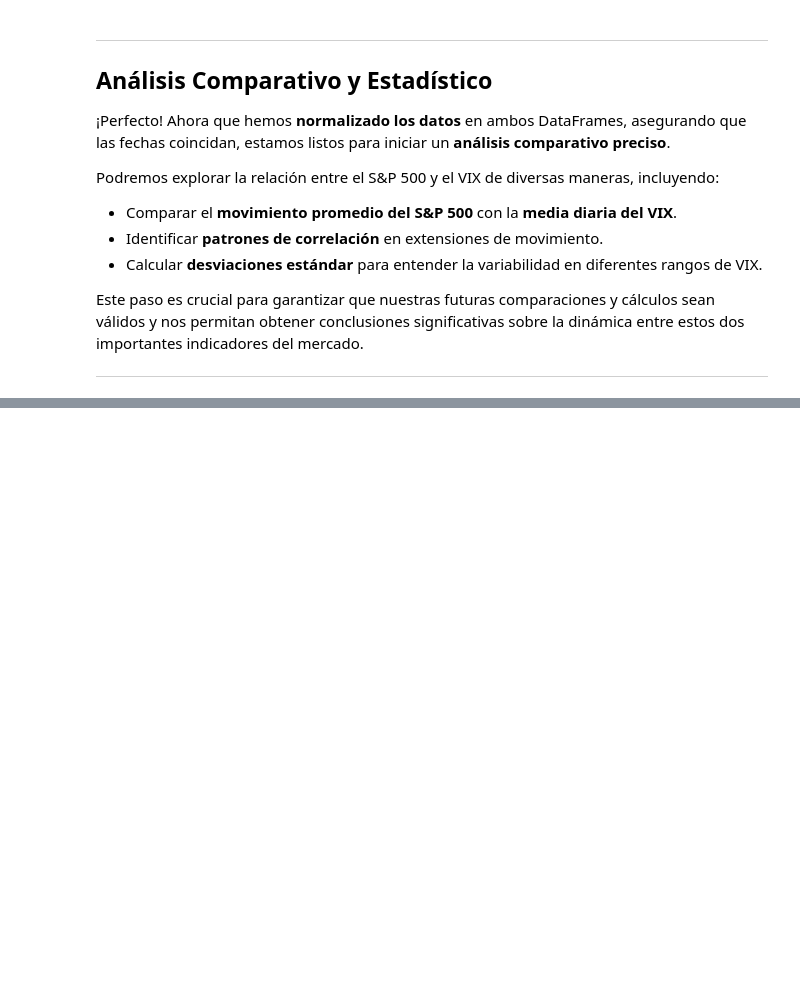
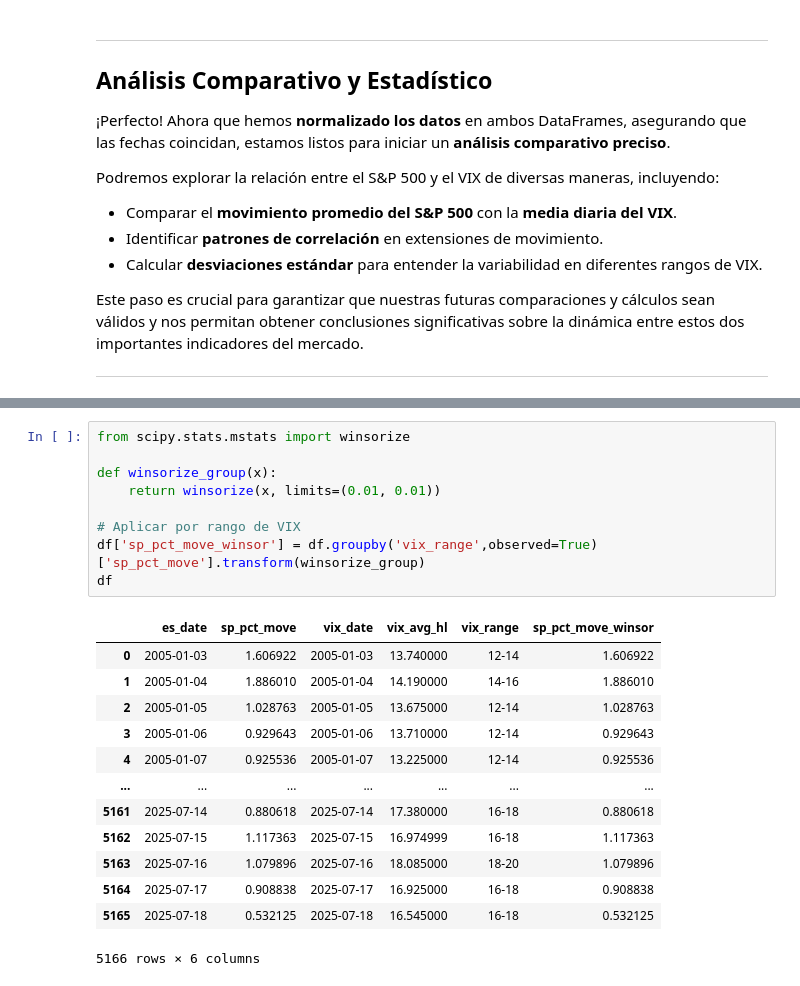
Before and after one commit to JuanTrader500/Trading_estadisticas, a Jupyter notebook: Relacion_ES_VIX.ipynb, the cells around one changed output, grey strips where cells are left out. Drawn from its saved outputs; the diff is of its cells as text; blank space fills up the shorter version.

```diff
--- a/Relacion_ES_VIX.ipynb
+++ b/Relacion_ES_VIX.ipynb
@@ -185,0 +289,23 @@ df
+# %%
+from scipy.stats.mstats import winsorize
+
+def winsorize_group(x):
+    return winsorize(x, limits=(0.01, 0.01))
+
+# Aplicar por rango de VIX
+df['sp_pct_move_winsor'] = df.groupby('vix_range',observed=True)['sp_pct_move'].transform(winsorize_group)
+df
+# %% [output]
+|  | es_date | sp_pct_move | vix_date | vix_avg_hl | vix_range | sp_pct_move_winsor |
+| 0 | 2005-01-03 | 1.606922 | 2005-01-03 | 13.740000 | 12-14 | 1.606922 |
+| 1 | 2005-01-04 | 1.886010 | 2005-01-04 | 14.190000 | 14-16 | 1.886010 |
+| 2 | 2005-01-05 | 1.028763 | 2005-01-05 | 13.675000 | 12-14 | 1.028763 |
+| 3 | 2005-01-06 | 0.929643 | 2005-01-06 | 13.710000 | 12-14 | 0.929643 |
+| 4 | 2005-01-07 | 0.925536 | 2005-01-07 | 13.225000 | 12-14 | 0.925536 |
+| ... | ... | ... | ... | ... | ... | ... |
+| 5161 | 2025-07-14 | 0.880618 | 2025-07-14 | 17.380000 | 16-18 | 0.880618 |
+| 5162 | 2025-07-15 | 1.117363 | 2025-07-15 | 16.974999 | 16-18 | 1.117363 |
+| 5163 | 2025-07-16 | 1.079896 | 2025-07-16 | 18.085000 | 18-20 | 1.079896 |
+| 5164 | 2025-07-17 | 0.908838 | 2025-07-17 | 16.925000 | 16-18 | 0.908838 |
+| 5165 | 2025-07-18 | 0.532125 | 2025-07-18 | 16.545000 | 16-18 | 0.532125 |
+5166 rows × 6 columns
```
Also changed, not shown: parts of 11 cells of this notebook.
